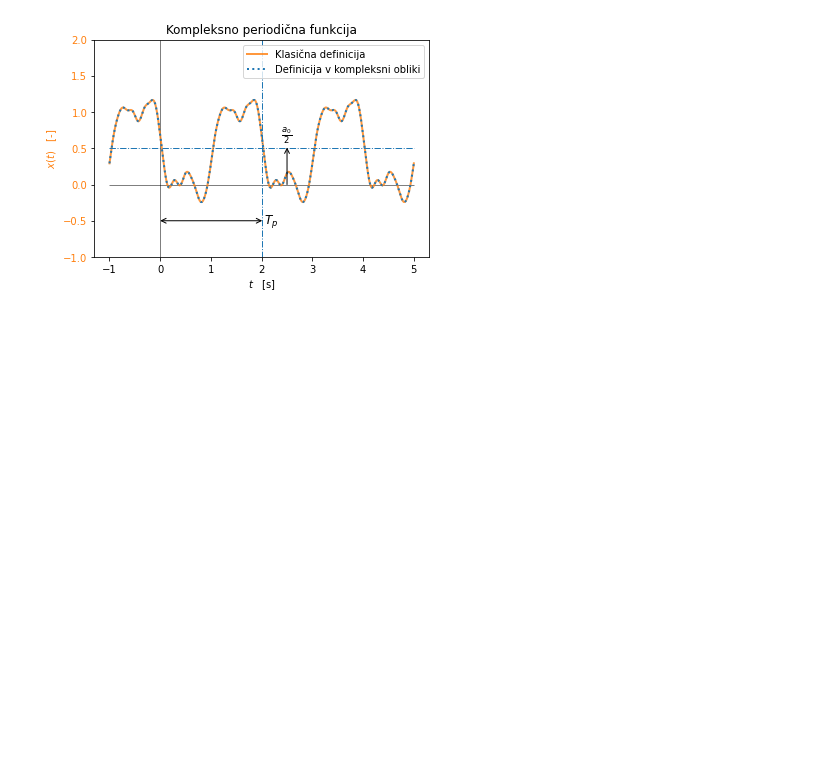
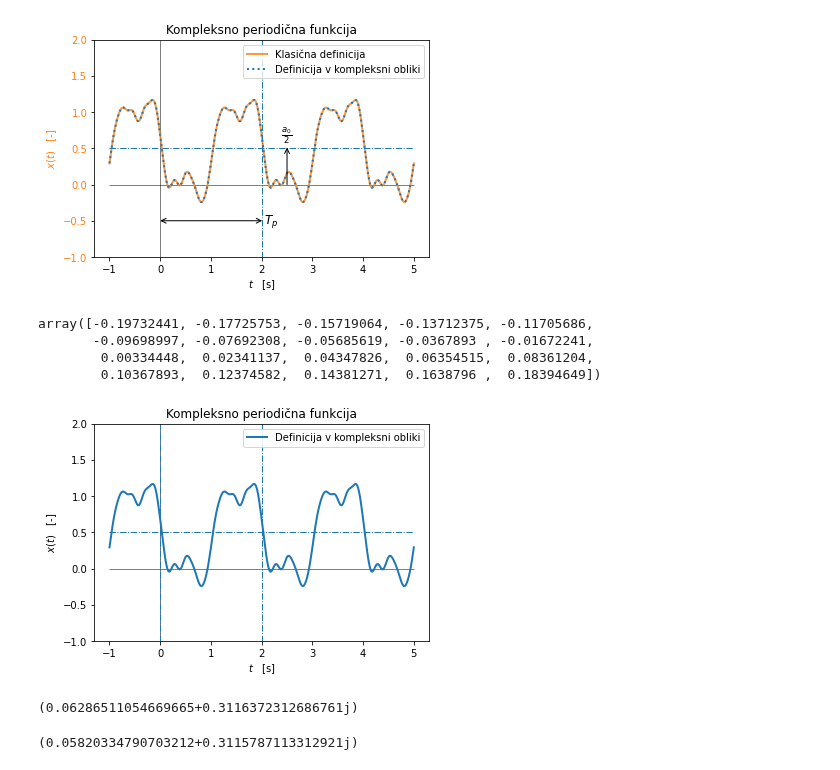
Before and after one commit to jankoslavic/procesiranje_signalov, a Jupyter notebook: _sources/notebooks/Untitled.ipynb, the cells around one changed output. Drawn from its saved outputs; the diff is of its cells as text; code cells hidden in the pictures; blank space fills up the shorter version.

```diff
--- a/_sources/notebooks/Untitled.ipynb
+++ b/_sources/notebooks/Untitled.ipynb
@@ -190,3 +190,62 @@ plt.ylim(-1,2)
 plt.show()
 # %% [output]
 [figure]
+# %%
+t, dt = np.linspace(-0.5*Tp,2.5*Tp,300, retstep=True)
+t[40:60]
+# %% [output]
+array([-0.19732441, -0.17725753, -0.15719064, -0.13712375, -0.11705686,
+       -0.09698997, -0.07692308, -0.05685619, -0.0367893 , -0.01672241,
+        0.00334448,  0.02341137,  0.04347826,  0.06354515,  0.08361204,
+        0.10367893,  0.12374582,  0.14381271,  0.1638796 ,  0.18394649])
+# %%
+import numpy as np
+import matplotlib.pyplot as plt
+
+
+Tp = 2
+t, dt = np.linspace(-0.5*Tp,2.5*Tp,300, retstep=True)
+a0 = 1.
+N = 10
+seed = 0
+rg = np.random.default_rng(seed)
+a = rg.normal(size=N)*1/np.arange(1,N+1)**2 #skaliranje na koncu, da imajo višje komponente imajo manjšo amplitudo
+b = rg.normal(size=N)*1/np.arange(1,N+1)**2
+
+c = np.zeros(2*N+1, dtype='complex')
+c[N+1:] = 0.5*a-0.5j*b
+c[N] = a0/2
+c[:N] = np.conj(c[N+1:])[::-1]
+
+x = np.zeros(len(t), 'complex')
+for n in range(-N,N+1):
+    x += c[N+n]*np.exp(2j*np.pi*n*t/Tp)
+x = np.real(x) # teoretično pričakujemo samo realno rezultat (imaginarni del mora biti na nivoju numerične napake)
+
+
+fig, ax1 = plt.subplots()
+plt.title(f'Kompleksno periodična funkcija')
+
+ax1.set_xlabel('$t\\quad $[s]')
+ax1.set_ylabel('$x(t)\quad$[-]')
+ax1.tick_params(axis='y')
+ax1.vlines(0, -2, 2, 'k', lw=0.5)
+ax1.hlines(0, np.min(t), np.max(t), 'k', lw=0.5)
+ax1.plot(t, x, label='Definicija v kompleksni obliki', c='C0', lw=2, alpha=1)
+ax1.vlines([0, Tp], -2, 2, ls='-.', lw=1)
+ax1.hlines(a0/2, np.min(t), np.max(t), ls='-.', lw=1)
+ax1.legend(loc=1)
+plt.ylim(-1,2)
+plt.show()
+# %% [output]
+[figure, added]
+# %%
+c[11]
+# %% [output]
+(0.06286511054669665+0.3116372312686761j)
+# %%
+n=1
+sel = np.logical_and(t>=0, t<=Tp)
+np.trapz(x[sel]*np.exp(-2j*np.pi*n*t[sel]/Tp),dx=dt)/Tp
+# %% [output]
+(0.05820334790703212+0.3115787113312921j)
```
Also changed, not shown: parts of 24 cells of this notebook, 32 other files.
